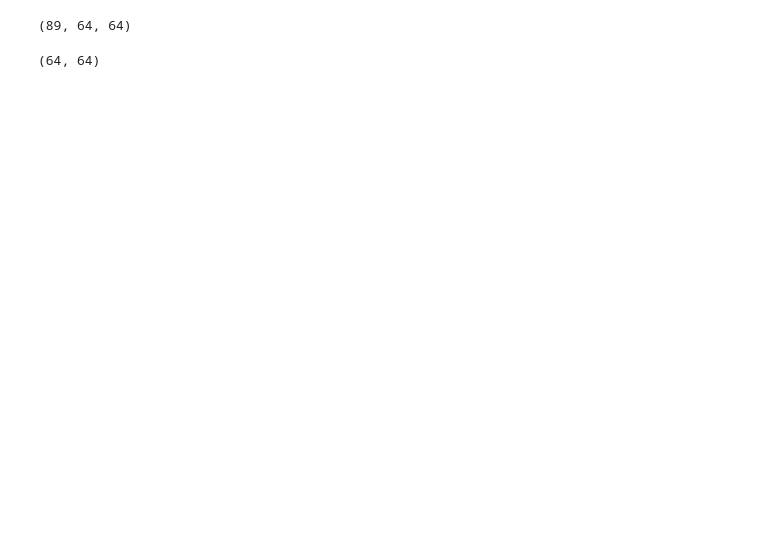
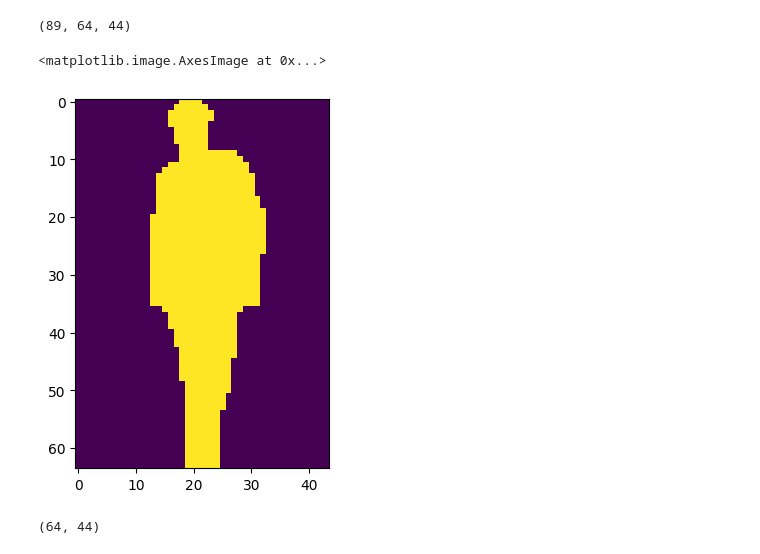
Before and after one commit to sillycroisant/GaitEnergy-Detection, a Jupyter notebook: 1_preprocessing.ipynb, the cells around one changed output. Cells and saved outputs as stored; diff of their text form; code cells hidden in the pictures; blank space fills up the shorter version.

```diff
--- a/1_preprocessing.ipynb
+++ b/1_preprocessing.ipynb
@@ -5,6 +6,7 @@ import cv2
 # %%
 # 1. Preprocess silhouettes (đã test xong) chạy oke
 # chuyển ảnh silhoute thành ảnh nhị phân trắng đen
+
 def preprocess_silhouettes(folder_path):
     silhouettes = []
     # tạo danh sách đường dẫn của tất cả ảnh trong folder
@@ -21,17 +23,23 @@ def preprocess_silhouettes(folder_path):
             break
 
         _, binary = cv2.threshold(img, 127, 1, cv2.THRESH_BINARY)
+
+        binary = binary[:,10:-10] # crop ảnh từ 64x64 thành 64x44
         silhouettes.append(binary)
 
     return np.array(silhouettes)
 
 # test
 path = "C:/Users/HUY/Desktop/my_project/data/001/bg-01/000"
-
 sil = preprocess_silhouettes(path)
 sil.shape # OKE
 # %% [output]
-(89, 64, 64)
+(89, 64, 44)
+# %%
+plt.imshow(sil[0])
+# %% [output]
+<matplotlib.image.AxesImage at 0x...>
+[figure, added]
 # %%
 # 2. Compute Gait Energy Image
 # sử dụng ảnh silhoute trắng đen trước đó để tính ảnh GEI
@@ -50,7 +58,7 @@ def show_image(image, title="Image", scale=7):
 
 show_image(gei) # OKE
 # %% [output]
-(64, 64)
+(64, 44)
 # %%
 # lưu ảnh vào thư mục đã chọn
 def save_image(image, folder_path, image_name):
```
Also changed, not shown: parts of 4 cells of this notebook, 1 other file.
